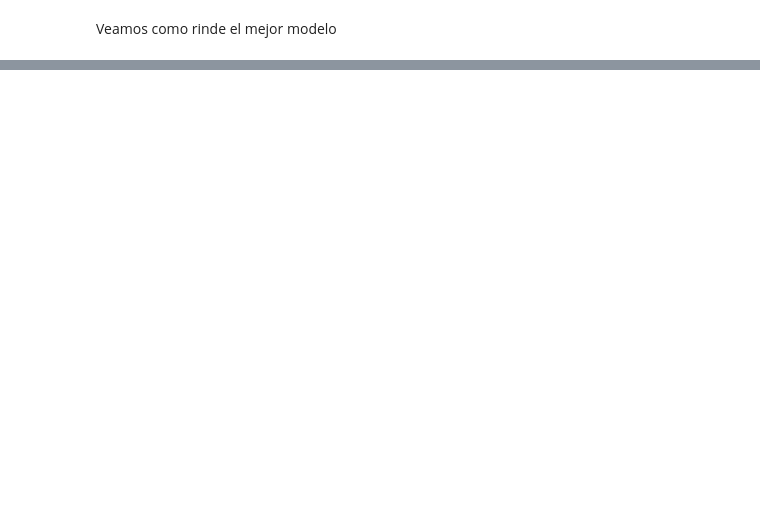
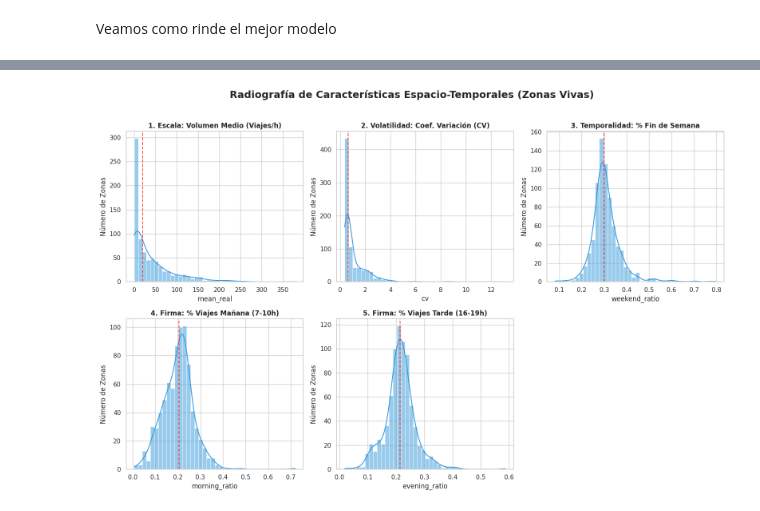
Before and after one commit to danpanto/NyFlow, a Jupyter notebook: models/TiDE_darts.ipynb, the cells around one changed output, grey strips where cells are left out. Cells and saved outputs as stored; diff of their text form; code cells hidden in the pictures; blank space fills up the shorter version.

```diff
--- a/models/TiDE_darts.ipynb
+++ b/models/TiDE_darts.ipynb
@@ -595,0 +1000,18 @@ Mediana MAE:  2.43 taxis de error.
+# %%
+# --- PASO A: Crear el diccionario de IDs ---
+# Necesitamos que este bucle recorra las series EXACTAMENTE en el mismo orden
+# en el que se las pasaste al scaler_target.fit()
+
+mapa_id_a_posicion = {}
+
+for i, ts in enumerate(train_target):
+    # Extraemos el ID de la zona de los metadatos de la serie
+    vendor = ts.static_covariates['VendorID'].iloc[0]
+    zone = ts.static_covariates['PULocationID'].iloc[0]
+    series_id = f"{int(vendor)}_{int(zone)}"
+
+    # Guardamos: "0_262" -> Índice 5
+    mapa_id_a_posicion[series_id] = i
+
+import joblib
+joblib.dump(mapa_id_a_posicion, "mapa_identidad_zonas.pkl")
@@ -595,0 +3648,73 @@ Mediana MAE:  2.43 taxis de error.
+# %%
+import matplotlib.pyplot as plt
+import seaborn as sns
+fecha_min = df_pd['timestamp'].min()
+fecha_max = df_pd['timestamp'].max()
+horas_totales = max(1, round((fecha_max - fecha_min).total_seconds() / 3600))
+
+df_pd['is_weekend'] = df_pd['timestamp'].dt.dayofweek >= 5
+df_pd['is_morning_peak'] = df_pd['timestamp'].dt.hour.between(7, 10)  # Commuters yendo a trabajar
+df_pd['is_evening_peak'] = df_pd['timestamp'].dt.hour.between(16, 19) # Commuters volviendo / Ocio
+
+# 2. Agrupación matemática estricta
+agrupado = df_pd.groupby('Series_ID').agg(
+    total_demand=('demand', 'sum'),
+    std_demand=('demand', 'std'), # 🔥 Clave para el Coeficiente de Variación
+    weekend_demand=('demand', lambda x: x[df_pd.loc[x.index, 'is_weekend']].sum()),
+    morning_demand=('demand', lambda x: x[df_pd.loc[x.index, 'is_morning_peak']].sum()),
+    evening_demand=('demand', lambda x: x[df_pd.loc[x.index, 'is_evening_peak']].sum())
+).reset_index()
+
+# 3. Construimos el Feature Space (Las 5 dimensiones para K-Means)
+agrupado['mean_real'] = agrupado['total_demand'] / horas_totales
+
+# Dimensión 2: Coeficiente de Variación (Volatilidad estadística real: sigma / mu)
+agrupado['cv'] = agrupado['std_demand'] / (agrupado['mean_real'] + 0.0001)
+
+# Dimensiones 3, 4 y 5: Firmas Temporales
+agrupado['weekend_ratio'] = agrupado['weekend_demand'] / (agrupado['total_demand'] + 0.0001)
+agrupado['morning_ratio'] = agrupado['morning_demand'] / (agrupado['total_demand'] + 0.0001)
+agrupado['evening_ratio'] = agrupado['evening_demand'] / (agrupado['total_demand'] + 0.0001)
+
+# Limpiamos NaNs por si alguna serie tuvo 0 varianza (constante)
+agrupado.fillna({'cv': 0}, inplace=True)
+
+# 4. FILTRO BASELINE (Zonas muertas < 0.1 viajes/hora)
+UMBRAL_MUERTO = 0.1
+zonas_muertas = agrupado[agrupado['mean_real'] < UMBRAL_MUERTO].copy()
+zonas_vivas = agrupado[agrupado['mean_real'] >= UMBRAL_MUERTO].copy()
+zonas_muertas['segmento'] = 'BASELINE'
+
+print("📊 Generando Panel de Distribuciones de Meta-Características...")
+
+# Las 5 dimensiones que hemos creado
+columnas_plot = ['mean_real', 'cv', 'weekend_ratio', 'morning_ratio', 'evening_ratio']
+titulos = [
+    '1. Escala: Volumen Medio (Viajes/h)',
+    '2. Volatilidad: Coef. Variación (CV)',
+    '3. Temporalidad: % Fin de Semana',
+    '4. Firma: % Viajes Mañana (7-10h)',
+    '5. Firma: % Viajes Tarde (16-19h)'
+]
+
+sns.set_theme(style="whitegrid")
+fig, axes = plt.subplots(2, 3, figsize=(16, 10))
+axes = axes.flatten()
+
+for i, col in enumerate(columnas_plot):
+    # Usamos kde=True para ver la forma de la curva claramente
+    sns.histplot(data=zonas_vivas, x=col, kde=True, ax=axes[i], color='#3498db', bins=40)
+    axes[i].set_title(titulos[i], fontweight='bold')
+    axes[i].set_ylabel('Número de Zonas')
+
+    # Marcamos la mediana con una línea roja para tener referencia
+    mediana = zonas_vivas[col].median()
+    axes[i].axvline(mediana, color='red', linestyle='--', alpha=0.7)
+
+# Borramos el 6º gráfico que nos sobra en la cuadrícula 2x3
+fig.delaxes(axes[5])
+
+plt.suptitle("Radiografía de Características Espacio-Temporales (Zonas Vivas)", fontsize=18, y=1.02, fontweight='bold')
+plt.tight_layout()
+plt.show()
+# %% [output]
@@ -595,0 +3722 @@ Mediana MAE:  2.43 taxis de error.
+[figure, added]
```
Also changed, not shown: parts of 75 cells of this notebook, 5 other files.
